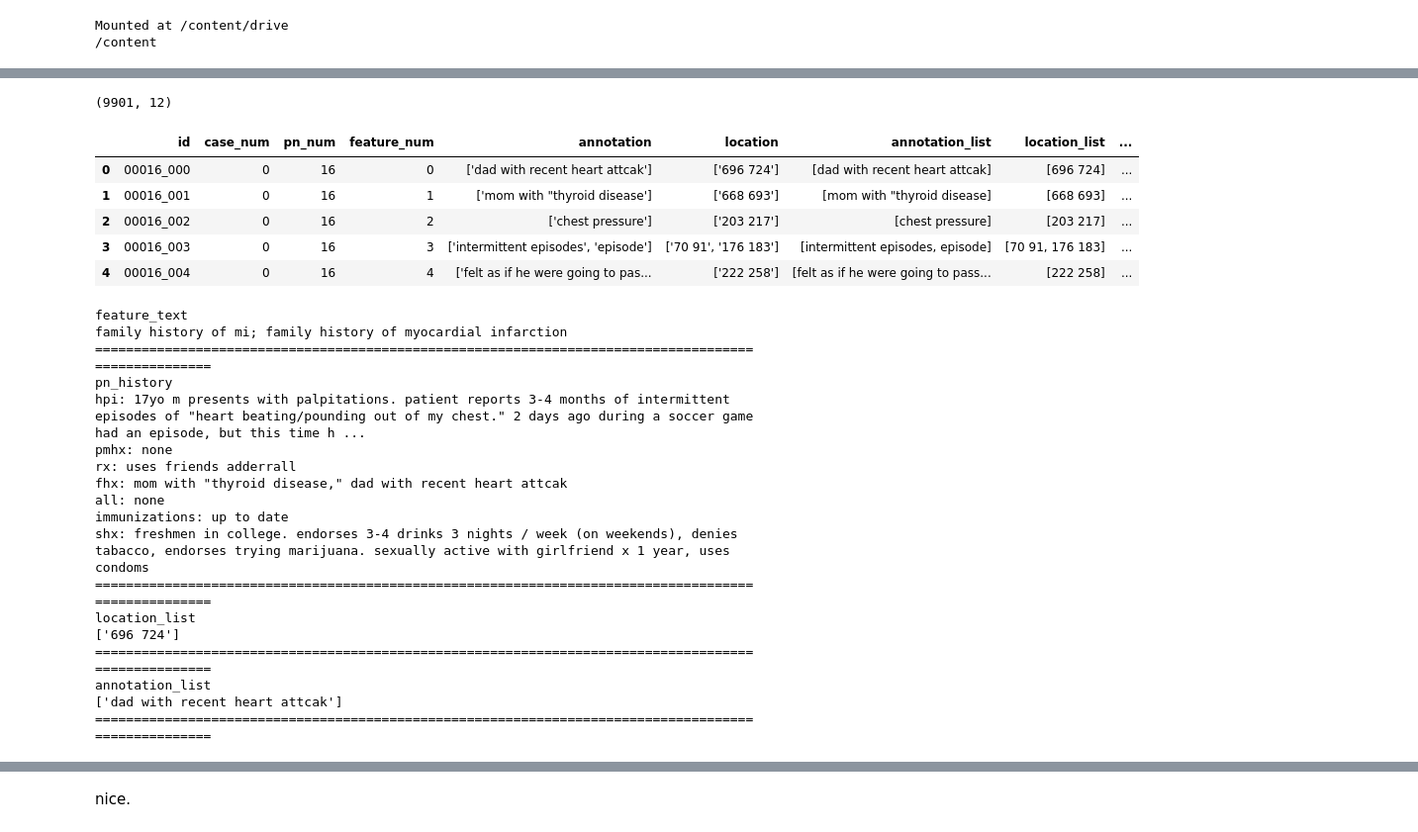
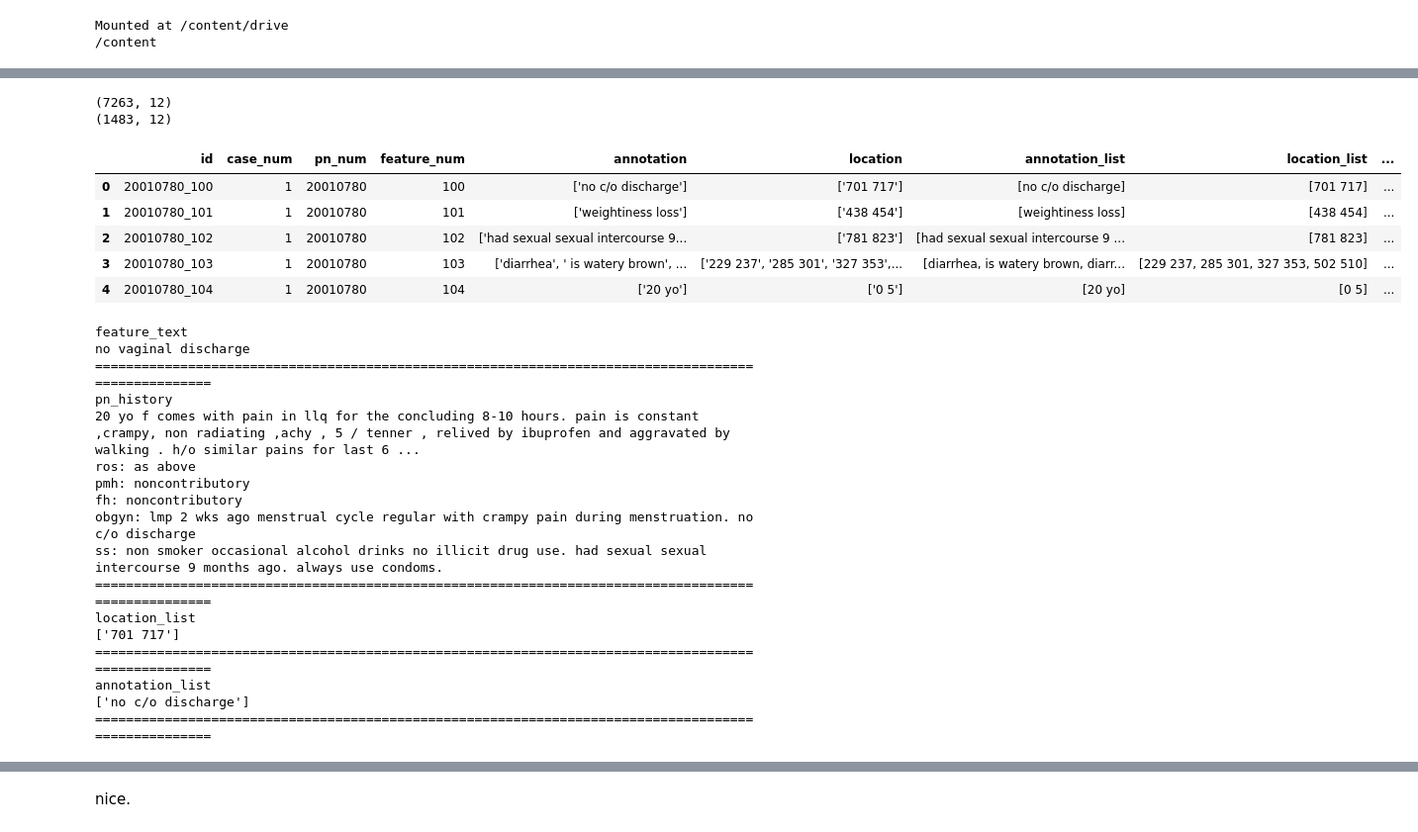
Before and after one commit to markocvjetko/tar-nbme-project, a Jupyter notebook: nbme_bert_for_beginners.ipynb, the cells around one changed output, grey strips where cells are left out. Shown at 99% size. Drawn from its saved outputs; the diff is of its cells as text; code cells hidden in the pictures.

```diff
--- a/nbme_bert_for_beginners.ipynb
+++ b/nbme_bert_for_beginners.ipynb
@@ -42,6 +44,10 @@ from google.colab import drive
 drive.mount('/content/drive', force_remount=True)
 
 ROOT = "drive/My Drive/tar-project"
+TRAIN_PATH = ROOT + "/train.csv"
+VAL_PATH = ROOT + "/valid.csv"
+FEATURES_PATH = ROOT + "/features.csv"
+PN_NOTES_PATH = ROOT + "/patient_notes.csv"
 !pwd
 # %% [output]
 Mounted at /content/drive
@@ -55,19 +59,19 @@ file_object  = open(f"{ROOT}/write", "w")
 # %%
 from google.colab import drive
 
-def create_train_df(debug = False):
-    feats = pd.read_csv(f"{ROOT}/features.csv")
-    notes = pd.read_csv(f"{ROOT}/patient_notes.csv")
-    train = pd.read_csv(f"{ROOT}/train.csv")
+def process_feature_text(text):
+    return text.replace("-OR-", ";-").replace("-", " ")
 
-    train["annotation_list"] = [literal_eval(x) for x in train["annotation"]]
-    train["location_list"] = [literal_eval(x) for x in train["location"]]
-    merged = train.merge(notes, how = "left")
+def create_df(data_path, features_path, pn_notes_path ,debug = False):
+    feats = pd.read_csv(features_path)
+    notes = pd.read_csv(pn_notes_path)
+    data = pd.read_csv(data_path)
+    data["annotation_list"] = [literal_eval(x) for x in data["annotation"]]
+    data["location_list"] = [literal_eval(x) for x in data["location"]]
+    merged = data.merge(notes, how = "left")
     merged = merged.merge(feats, how = "left")
     merged = merged.loc[merged["annotation"] != "[]"].copy().reset_index(drop = True) # comment out if you train all samples
 
-    def process_feature_text(text):
-        return text.replace("-OR-", ";-").replace("-", " ")
     merged["feature_text"] = [process_feature_text(x) for x in merged["feature_text"]]
 
     merged["feature_text"] = merged["feature_text"].apply(lambda x: x.lower())
@@ -85,20 +89,23 @@ def create_train_df(debug = False):
     print(merged.shape)
     return merged
 
-df = create_train_df()
+
+df_train = create_df(TRAIN_PATH, FEATURES_PATH, PN_NOTES_PATH)
+df_val = create_df(VAL_PATH, FEATURES_PATH, PN_NOTES_PATH)
 # %% [output]
-(9901, 12)
+(7263, 12)
+(1483, 12)
 # %%
-df.head()
+df_train.head()
 # %% [output]
 |  | id | case_num | pn_num | feature_num | annotation | location | annotation_list | location_list | ... |
-| 0 | 00016_000 | 0 | 16 | 0 | ['dad with recent heart attcak'] | ['696 724'] | [dad with recent heart attcak] | [696 724] | ... |
-| 1 | 00016_001 | 0 | 16 | 1 | ['mom with "thyroid disease'] | ['668 693'] | [mom with "thyroid disease] | [668 693] | ... |
-| 2 | 00016_002 | 0 | 16 | 2 | ['chest pressure'] | ['203 217'] | [chest pressure] | [203 217] | ... |
-| 3 | 00016_003 | 0 | 16 | 3 | ['intermittent episodes', 'episode'] | ['70 91', '176 183'] | [intermittent episodes, episode] | [70 91, 176 183] | ... |
-| 4 | 00016_004 | 0 | 16 | 4 | ['felt as if he were going to pas... | ['222 258'] | [felt as if he were going to pass... | [222 258] | ... |
+| 0 | 20010780_100 | 1 | 20010780 | 100 | ['no c/o discharge'] | ['701 717'] | [no c/o discharge] | [701 717] | ... |
+| 1 | 20010780_101 | 1 | 20010780 | 101 | ['weightiness loss'] | ['438 454'] | [weightiness loss] | [438 454] | ... |
+| 2 | 20010780_102 | 1 | 20010780 | 102 | ['had sexual sexual intercourse 9... | ['781 823'] | [had sexual sexual intercourse 9 ... | [781 823] | ... |
+| 3 | 20010780_103 | 1 | 20010780 | 103 | ['diarrhea', ' is watery brown', ... | ['229 237', '285 301', '327 353',... | [diarrhea, is watery brown, diarr... | [229 237, 285 301, 327 353, 502 510] | ... |
+| 4 | 20010780_104 | 1 | 20010780 | 104 | ['20 yo'] | ['0 5'] | [20 yo] | [0 5] | ... |
 # %%
-first = df.loc[0]
+first = df_train.loc[0]
 example = {
     "feature_text": first.feature_text,
     "pn_history": first.pn_history,
@@ -111,22 +118,21 @@ for key in example.keys():
     print("=" * 100)
 # %% [output]
 feature_text
-family history of mi; family history of myocardial infarction
+no vaginal discharge
 ====================================================================================================
 pn_history
-hpi: 17yo m presents with palpitations. patient reports 3-4 months of intermittent episodes of "heart beating/pounding out of my chest." 2 days ago during a soccer game had an episode, but this time h ...
-pmhx: none
-rx: uses friends adderrall
-fhx: mom with "thyroid disease," dad with recent heart attcak
-all: none
-immunizations: up to date
-shx: freshmen in college. endorses 3-4 drinks 3 nights / week (on weekends), denies tabacco, endorses trying marijuana. sexually active with girlfriend x 1 year, uses condoms
+20 yo f comes with pain in llq for the concluding 8-10 hours. pain is constant ,crampy, non radiating ,achy , 5 / tenner , relived by ibuprofen and aggravated by walking . h/o similar pains for last 6 ...
+ros: as above
+pmh: noncontributory
+fh: noncontributory
+obgyn: lmp 2 wks ago menstrual cycle regular with crampy pain during menstruation. no c/o discharge
+ss: non smoker occasional alcohol drinks no illicit drug use. had sexual sexual intercourse 9 months ago. always use condoms.
 ====================================================================================================
 location_list
-['696 724']
+['701 717']
 ====================================================================================================
 annotation_list
-['dad with recent heart attcak']
+['no c/o discharge']
 ====================================================================================================
 # %%
 def loc_list_to_ints(loc_list):
```
Also changed, not shown: parts of 11 cells of this notebook.
